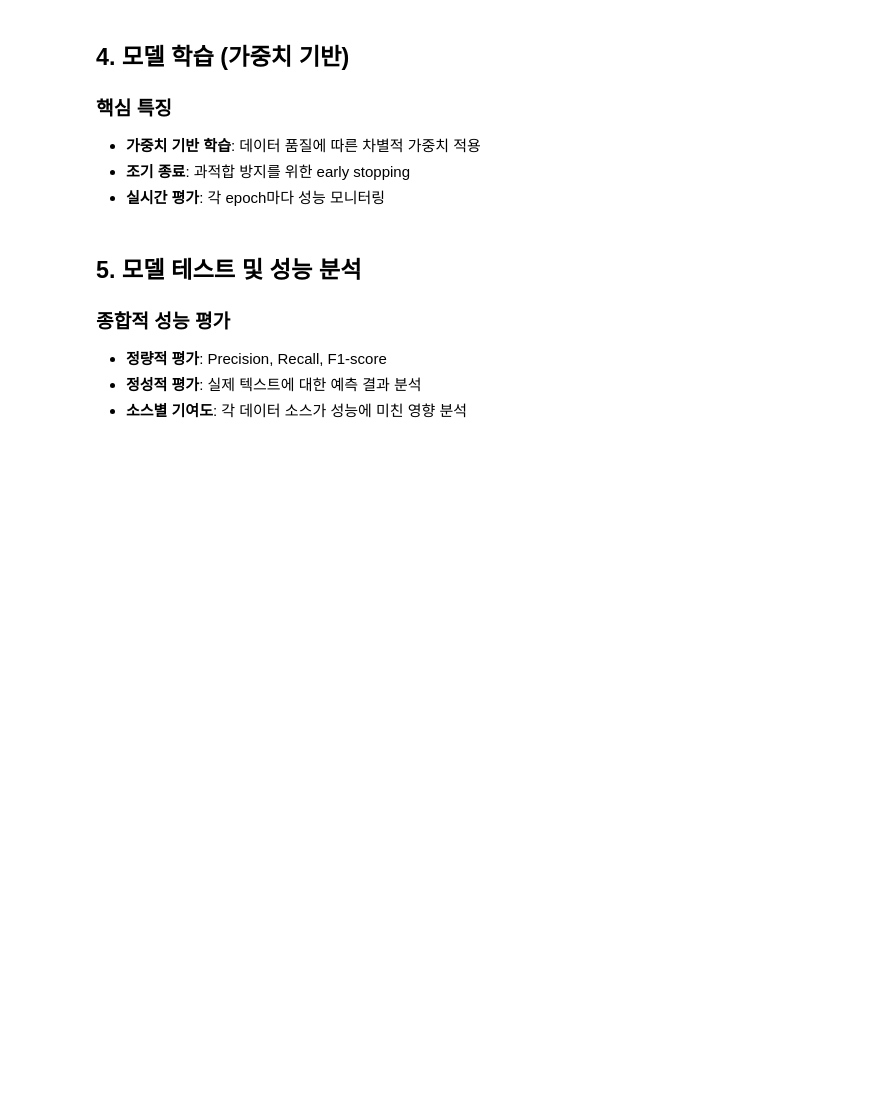
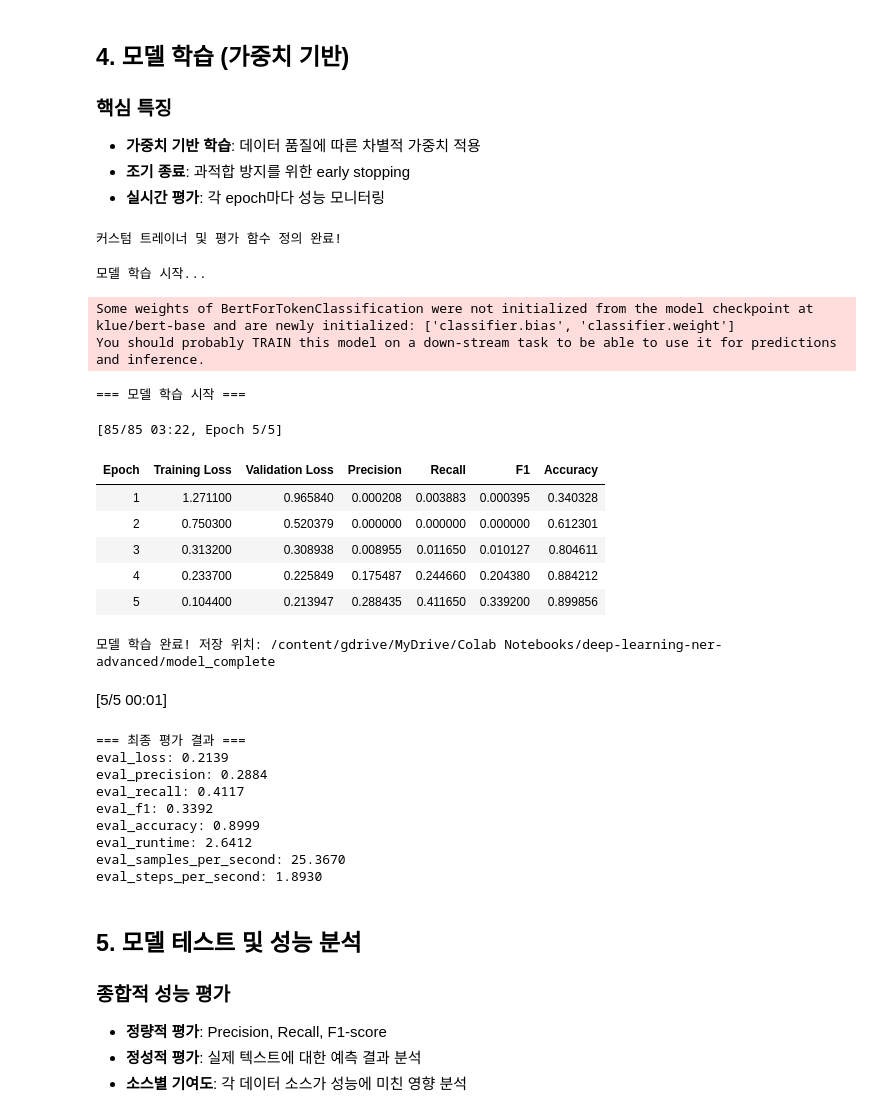
Before and after one commit to jaehunshin-git/deep-learning, a Jupyter notebook: notebook/deep_learning_final_v6.ipynb, the cells around one changed output. Drawn from its saved outputs; the diff is of its cells as text; code cells hidden in the pictures; blank space fills up the shorter version.

Commit message:
WSL + Manual data labeling + Back-Translation

```diff
--- a/notebook/deep_learning_final_v6.ipynb
+++ b/notebook/deep_learning_final_v6.ipynb
@@ -459,30 +538,35 @@ def integrate_all_data(manual_data, weakly_data, back_translated_data):
     for data in manual_data:
         data_copy = data.copy()
         data_copy['weight'] = 3.0  # 높은 가중치
+        data_copy['source'] = data.get('source', 'manual') # ensure source is present
         all_data.append(data_copy)
 
     # 2. Back-Translation 데이터 (수동 라벨링 기반)
     for data in back_translated_data:
         data_copy = data.copy()
         data_copy['weight'] = 2.0  # 중간 가중치
+        data_copy['source'] = data.get('source', 'back_translation') # ensure source is present
         all_data.append(data_copy)
 
     # 3. Weakly Supervised 데이터 (자동 라벨링)
     for data in weakly_data:
         data_copy = data.copy()
         data_copy['weight'] = 1.0  # 기본 가중치
+        data_copy['source'] = data.get('source', 'weakly_supervised') # ensure source is present
         all_data.append(data_copy)
+
 
     return all_data
 
 def create_tokenized_dataset(combined_data, tokenizer, label_to_id, id_to_label):
     """통합 데이터를 토큰화하고 HuggingFace Dataset으로 변환"""
 
-    # Dataset 형식 정의
+    # Dataset 형식 정의 - 'source' 포함
     dataset_features = Features({
         'text': Value('string'),
         'labels': Sequence(Sequence(Value('int32'))),
-        'weight': Value('float32')
+        'weight': Value('float32'),
+        'source': Value('string') # include source feature
     })
 
     # 원본 리스트를 Dataset으로 변환
@@ -528,10 +612,15 @@ def create_tokenized_dataset(combined_data, tokenizer, label_to_id, id_to_label)
 
                     token_labels[token_idx] = current_label
 
+            token_labels[token_idx] = current_label
+
+
             labels.append(token_labels)
 
         tokenized_inputs["labels"] = labels
         tokenized_inputs["weight"] = examples["weight"]
+        # Keep 'source' column as it's needed in the mapping function
+        tokenized_inputs["source"] = examples["source"]
         tokenized_inputs.pop("offset_mapping")
         return tokenized_inputs
 
@@ -539,7 +628,7 @@ def create_tokenized_dataset(combined_data, tokenizer, label_to_id, id_to_label)
     tokenized_dataset = raw_dataset.map(
         tokenize_and_align_labels,
         batched=True,
-        remove_columns=['text']  # text만 제거, weight는 유지
+        remove_columns=['text']  # text만 제거, weight와 source는 유지
     )
 
     return tokenized_dataset
@@ -602,7 +709,7 @@ else:
 # %%
 # 가중치 기반 손실 함수를 위한 커스텀 트레이너
 class WeightedTrainer(Trainer):
-    def compute_loss(self, model, inputs, return_outputs=False):
+    def compute_loss(self, model, inputs, return_outputs=False, num_items_in_batch=None):
         """가중치를 고려한 손실 계산"""
         labels = inputs.get("labels")
         weights = inputs.get("weight", None)
@@ -668,6 +775,8 @@ def compute_metrics(eval_pred, id_to_label):
     return results
 
 print("커스텀 트레이너 및 평가 함수 정의 완료!")
+# %% [output]
+커스텀 트레이너 및 평가 함수 정의 완료!
 # %%
 if 'train_dataset' in locals() and 'eval_dataset' in locals():
     print("모델 학습 시작...")
@@ -681,7 +790,7 @@ if 'train_dataset' in locals() and 'eval_dataset' in locals():
     # 학습 설정
     training_args = TrainingArguments(
         output_dir=model_dir,
-        evaluation_strategy="epoch",
+        eval_strategy="epoch",
         save_strategy="epoch",
         learning_rate=2e-5,
         per_device_train_batch_size=16,
@@ -711,33 +820,56 @@ if 'train_dataset' in locals() and 'eval_dataset' in locals():
         data_collator=data_collator,
         compute_metrics=lambda eval_pred: compute_metrics(eval_pred, id_to_label)
     )
 
     # 학습 실행
     print("\n=== 모델 학습 시작 ===")
     trainer.train()
 
     # 모델 저장
     trainer.save_model(model_dir)
     tokenizer.save_pretrained(model_dir)
 
     # 라벨 매핑 저장
     with open(os.path.join(model_dir, "label_mapping.json"), "w", encoding="utf-8") as f:
         json.dump({
             "label_to_id": label_to_id,
             "id_to_label": id_to_label
         }, f, ensure_ascii=False, indent=2)
 
     print(f"\n모델 학습 완료! 저장 위치: {model_dir}")
 
     # 최종 평가
     eval_results = trainer.evaluate()
     print("\n=== 최종 평가 결과 ===")
     for key, value in eval_results.items():
         if key.startswith('eval_'):
             print(f"{key}: {value:.4f}")
 
 else:
     print("학습 데이터가 준비되지 않아 모델 학습을 건너뜁니다.")
+# %% [output]
+모델 학습 시작...
+Some weights of BertForTokenClassification were not initialized from the model checkpoint at klue/bert-base and are newly initialized: ['classifier.bias', 'classifier.weight']
+You should probably TRAIN this model on a down-stream task to be able to use it for predictions and inference.
+=== 모델 학습 시작 ===
+[85/85 03:22, Epoch 5/5]
+| Epoch | Training Loss | Validation Loss | Precision | Recall | F1 | Accuracy |
+| 1 | 1.271100 | 0.965840 | 0.000208 | 0.003883 | 0.000395 | 0.340328 |
+| 2 | 0.750300 | 0.520379 | 0.000000 | 0.000000 | 0.000000 | 0.612301 |
+| 3 | 0.313200 | 0.308938 | 0.008955 | 0.011650 | 0.010127 | 0.804611 |
+| 4 | 0.233700 | 0.225849 | 0.175487 | 0.244660 | 0.204380 | 0.884212 |
+| 5 | 0.104400 | 0.213947 | 0.288435 | 0.411650 | 0.339200 | 0.899856 |
+모델 학습 완료! 저장 위치: /content/gdrive/MyDrive/Colab Notebooks/deep-learning-ner-advanced/model_complete
+[5/5 00:01]
+=== 최종 평가 결과 ===
+eval_loss: 0.2139
+eval_precision: 0.2884
+eval_recall: 0.4117
+eval_f1: 0.3392
+eval_accuracy: 0.8999
+eval_runtime: 2.6412
+eval_samples_per_second: 25.3670
+eval_steps_per_second: 1.8930
 # %% [markdown]
 ## 5. 모델 테스트 및 성능 분석
 
```
Also changed, not shown: parts of 14 cells of this notebook.
